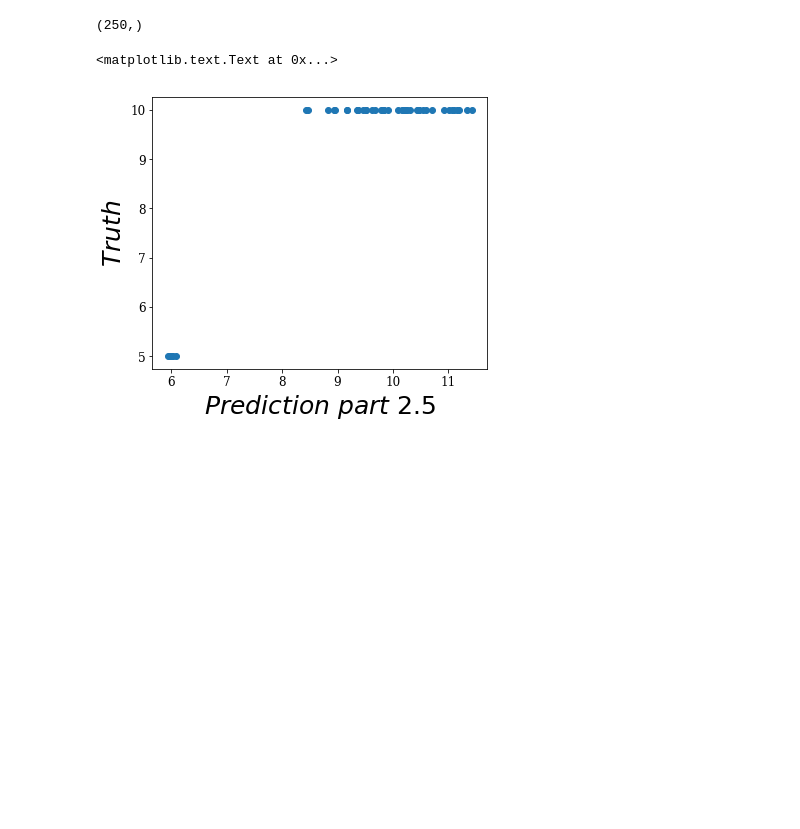
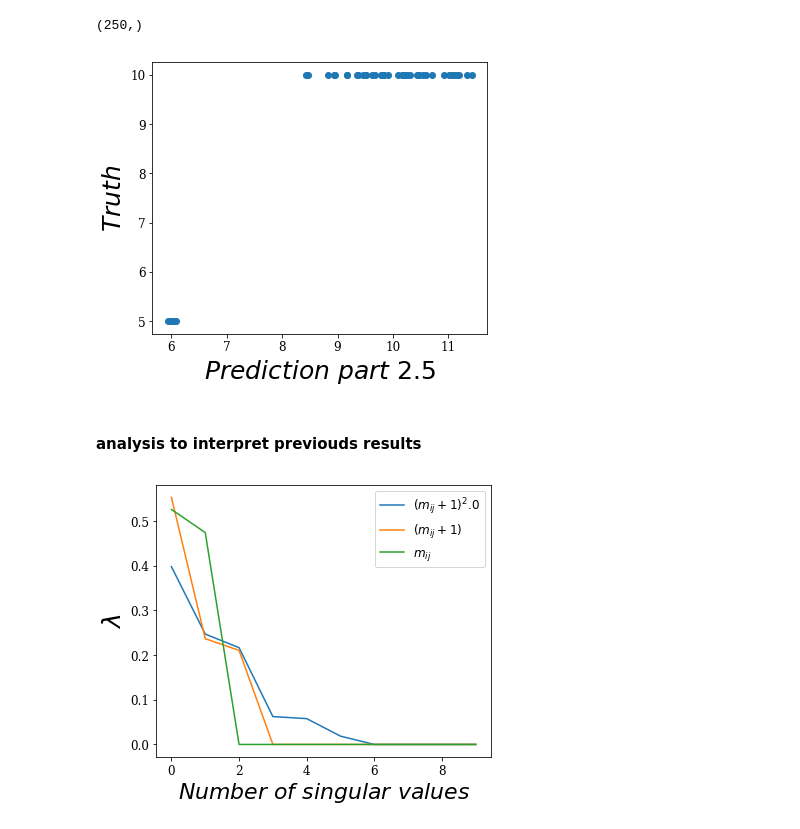
Before and after one commit to jngaravitoc/Lecture_notes_UofA, a Jupyter notebook: DataScience/HWs/HW3.ipynb, the cells around one changed output. Saved outputs shown, nothing was run; the diff lists cells and outputs as text; code cells hidden in the pictures; blank space fills up the shorter version.

Commit message:
update on analysis

```diff
--- a/DataScience/HWs/HW3.ipynb
+++ b/DataScience/HWs/HW3.ipynb
@@ -137,6 +145,19 @@ figure(figsize=(6,5))
 scatter(y_3, truth)
 xlabel('$Prediction\ part\ 2.5$', fontsize=25)
 ylabel('$Truth$', fontsize=25)
+savefig('kernel3.pdf', bbox_inches='tight')
 # %% [output]
-<matplotlib.text.Text at 0x...>
 [figure]
+# %% [markdown]
+#### analysis to interpret previouds results
+# %%
+figure(figsize(6,5))
+plot(eig((SM+1)**2)[0][:10].real/sum(eig((SM+1)**2)[0]).real, label=r'$(m_{ij}+1)^2.0$')
+plot(eig((SM+1))[0][:10].real/sum(eig((SM+1))[0].real), label='$(m_{ij}+1)$')
+plot(eig((SM))[0][:10].real/sum(eig((SM))[0].real), label='$m_{ij}$')
+plt.ylabel('$\lambda$', fontsize=25)
+plt.xlabel('$Number\ of\ singular\ values$', fontsize=22)
+legend()
+savefig('SVDs_kernels.pdf', bbox_inches='tight')
+# %% [output]
+[figure, added]
```
Also changed, not shown: parts of 6 cells of this notebook.
